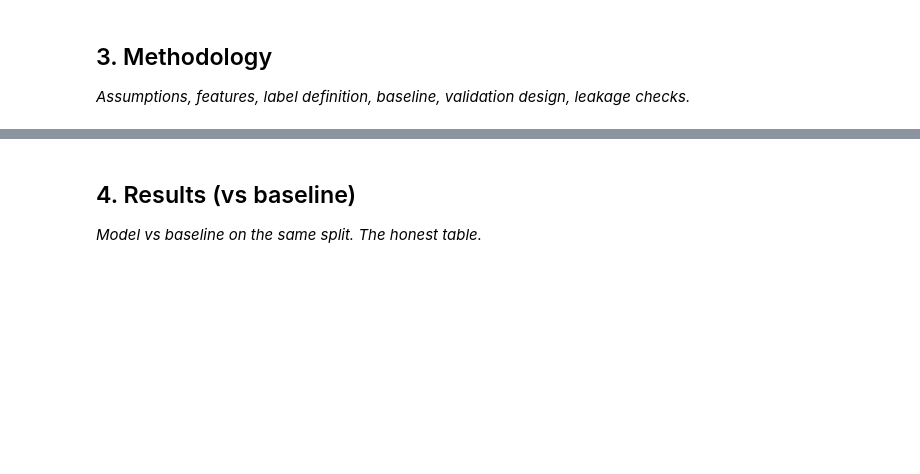
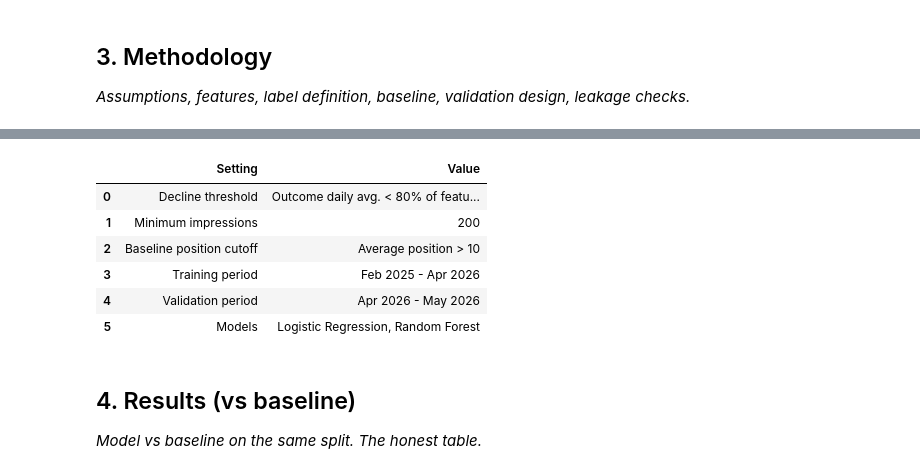
Before and after one commit to eminamandzukic/FlyRank_starter, a Jupyter notebook: work/notebooks/capstone.ipynb, the cells around one changed output, grey strips where cells are left out. Cells and saved outputs as stored; diff of their text form; code cells hidden in the pictures; blank space fills up the shorter version.

```diff
--- a/work/notebooks/capstone.ipynb
+++ b/work/notebooks/capstone.ipynb
@@ -21,3 +102,53 @@ This skeleton is yours to fill. Work the sections **in order** — each one has
+# %%
+import pandas as pd
+
+feature_cols = [
+    "impressions_feature",
+    "clicks_feature",
+    "avg_position_feature",
+    "ctr_feature",
+]
+
+methodology_summary = pd.DataFrame({
+    "Setting": [
+        "Decline threshold",
+        "Minimum impressions",
+        "Baseline position cutoff",
+        "Training period",
+        "Validation period",
+        "Models",
+    ],
+    "Value": [
+        "Outcome daily avg. < 80% of feature month",
+        "200",
+        "Average position > 10",
+        "Feb 2025 - Apr 2026",
+        "Apr 2026 - May 2026",
+        "Logistic Regression, Random Forest",
+    ],
+})
+
+methodology_summary
+
+forbidden_features = {
+    "client_hash_id",
+    "content_hash_id",
+    "impressions_outcome",
+    "avg_daily_impressions_outcome",
+    "outcome_month",
+}
+
+assert not set(feature_cols).intersection(forbidden_features)
+
+methodology_summary
+# %% [output]
+|  | Setting | Value |
+| 0 | Decline threshold | Outcome daily avg. < 80% of featu... |
+| 1 | Minimum impressions | 200 |
+| 2 | Baseline position cutoff | Average position > 10 |
+| 3 | Training period | Feb 2025 - Apr 2026 |
+| 4 | Validation period | Apr 2026 - May 2026 |
+| 5 | Models | Logistic Regression, Random Forest |
 # %% [markdown]
 ## 4. Results (vs baseline)
 
```
Also changed, not shown: parts of 20 cells of this notebook, 1 other file.
